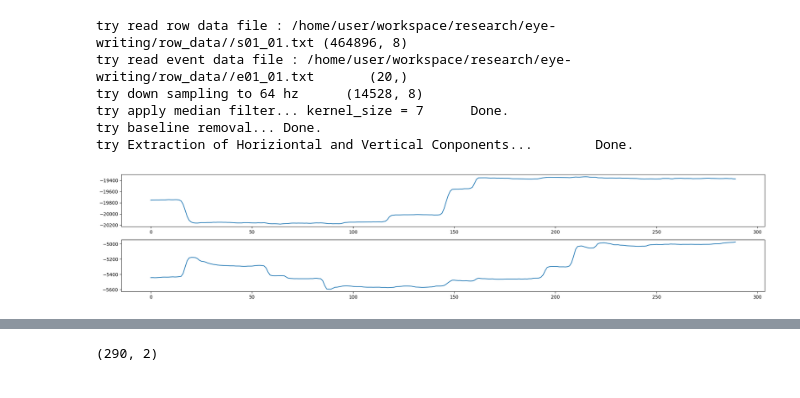
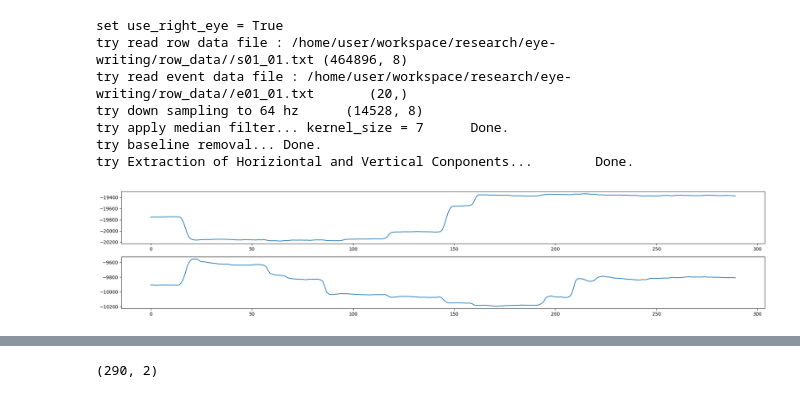
Before and after one commit to gusxo/backup, a Jupyter notebook: view.ipynb, the cells around one changed output, grey strips where cells are left out. Drawn from its saved outputs; the diff is of its cells as text; code cells hidden in the pictures.

```diff
--- a/view.ipynb
+++ b/view.ipynb
@@ -611,22 +657,23 @@ plt.plot(test_data[:,0], test_data[:,1])
 # %%
-tmpdata = row_data_simple_processing("/home/user/workspace/research/eye-writing/row_data/", 1, 1)
+tmpdata = row_data_simple_processing("/home/user/workspace/research/eye-writing/row_data/", 1, 1, args={"use_right_eye":True})
 plt.figure(figsize=(20,4))
 plt.subplot(2,1,1)
 gca = plt.gca()
 gca.plot(tmpdata[0][:,0])
 plt.subplot(2,1,2)
 gca = plt.gca()
 gca.plot(tmpdata[0][:,1])
 plt.tight_layout()
 plt.show()
 # %% [output]
+set use_right_eye = True
 try read row data file : /home/user/workspace/research/eye-writing/row_data//s01_01.txt (464896, 8)
 try read event data file : /home/user/workspace/research/eye-writing/row_data//e01_01.txt       (20,)
 try down sampling to 64 hz      (14528, 8)
 try apply median filter... kernel_size = 7      Done.
 try baseline removal... Done.
 try Extraction of Horiziontal and Vertical Conponents...        Done.
-[figure, old version]
+[figure, new version]
 # %%
 plt.plot(tmpdata[0][:,0], tmpdata[0][:,1])
 # %% [output]
```
Also changed, not shown: parts of 18 cells of this notebook, 1 other file.
